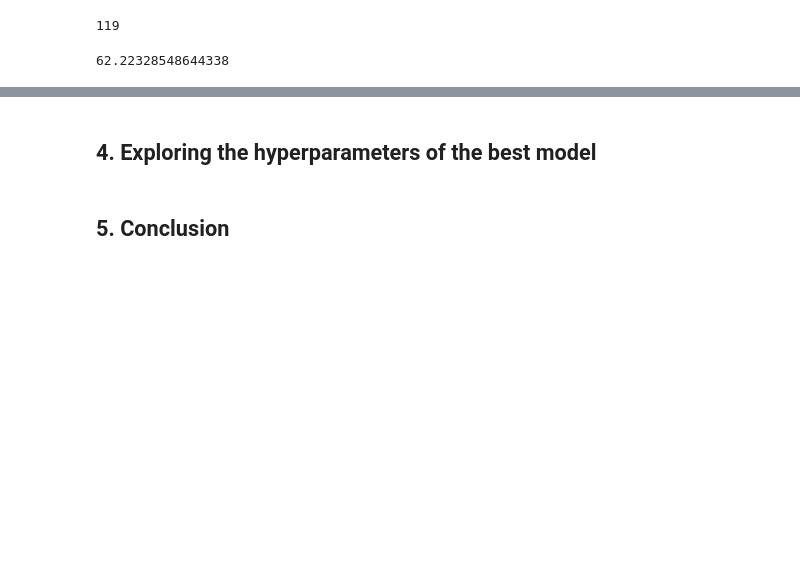
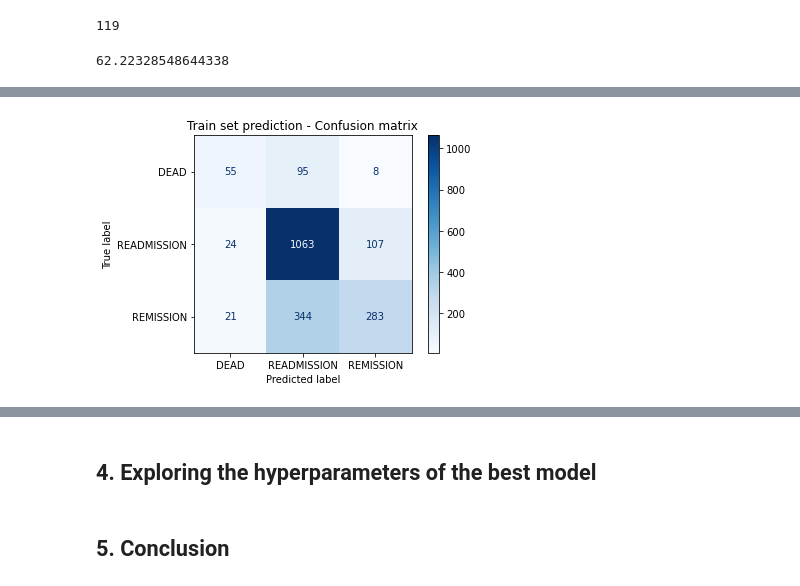
Before and after one commit to LMquentinLR/mimic_rehospitalization_prediction, a Jupyter notebook: AIQDSC27_AIQDSC28_evaluation_qlr.ipynb, the cells around one changed output, grey strips where cells are left out. Drawn from its saved outputs; the diff is of its cells as text; code cells hidden in the pictures; blank space fills up the shorter version.

```diff
--- a/AIQDSC27_AIQDSC28_evaluation_qlr.ipynb
+++ b/AIQDSC27_AIQDSC28_evaluation_qlr.ipynb
@@ -653,0 +863,7 @@ df_train[df_train.isnull().any(axis=1)]
+# %%
+# Confusion Matrices
+
+confusion(knn_model, X_train, y_train_classification,
+          "Train set prediction - Confusion matrix")
+# %% [output]
+[figure, added]
```
Also changed, not shown: parts of 80 cells of this notebook.
